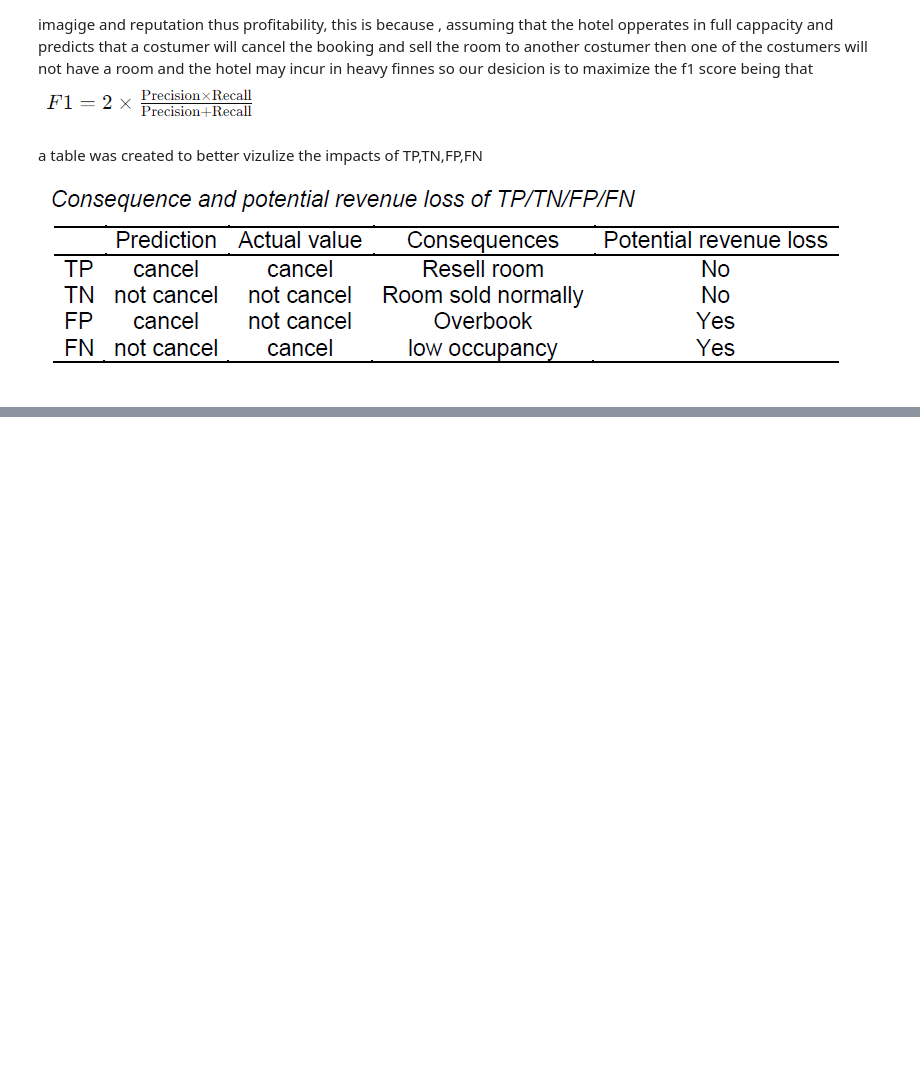
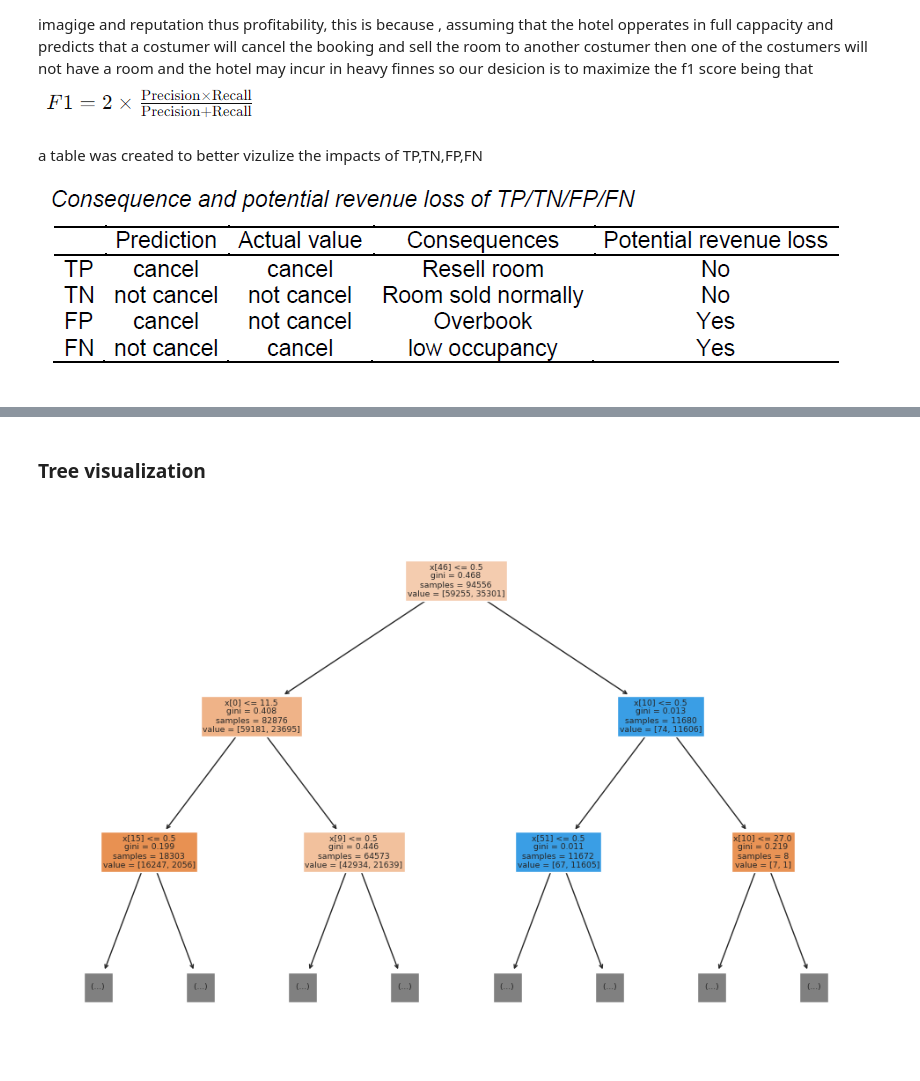
Before and after one commit to ursumarius/booking-cancellations-ML-intro, a Jupyter notebook: modeling/hotel-booking-eda-intro-to-ml.ipynb, the cells around one changed output, grey strips where cells are left out. Saved outputs shown, nothing was run; the diff lists cells and outputs as text; code cells hidden in the pictures; blank space fills up the shorter version.

```diff
--- a/modeling/hotel-booking-eda-intro-to-ml.ipynb
+++ b/modeling/hotel-booking-eda-intro-to-ml.ipynb
@@ -988,0 +1055,13 @@ majority class ( but we have used the stratified split data)
+# %% [markdown]
+### Tree visualization
+# %%
+from sklearn import tree
+import matplotlib.pyplot as plt
+
+
+# Visualize the first four levels of the trained decision tree
+plt.figure(figsize=(12, 8))
+tree.plot_tree(best_dt, filled=True, max_depth=2)
+plt.show()
+# %% [output]
+[figure, added]
```
Also changed, not shown: parts of 142 cells of this notebook.
